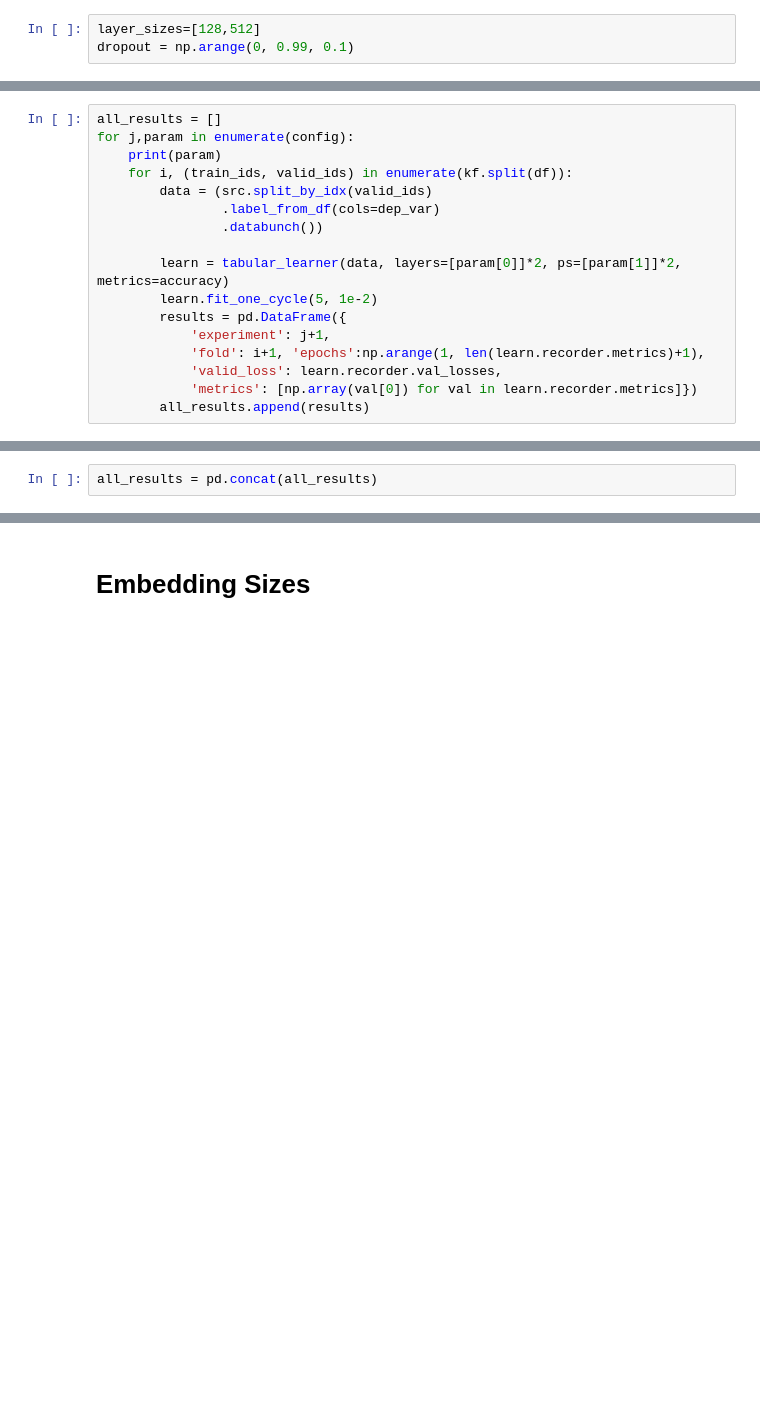
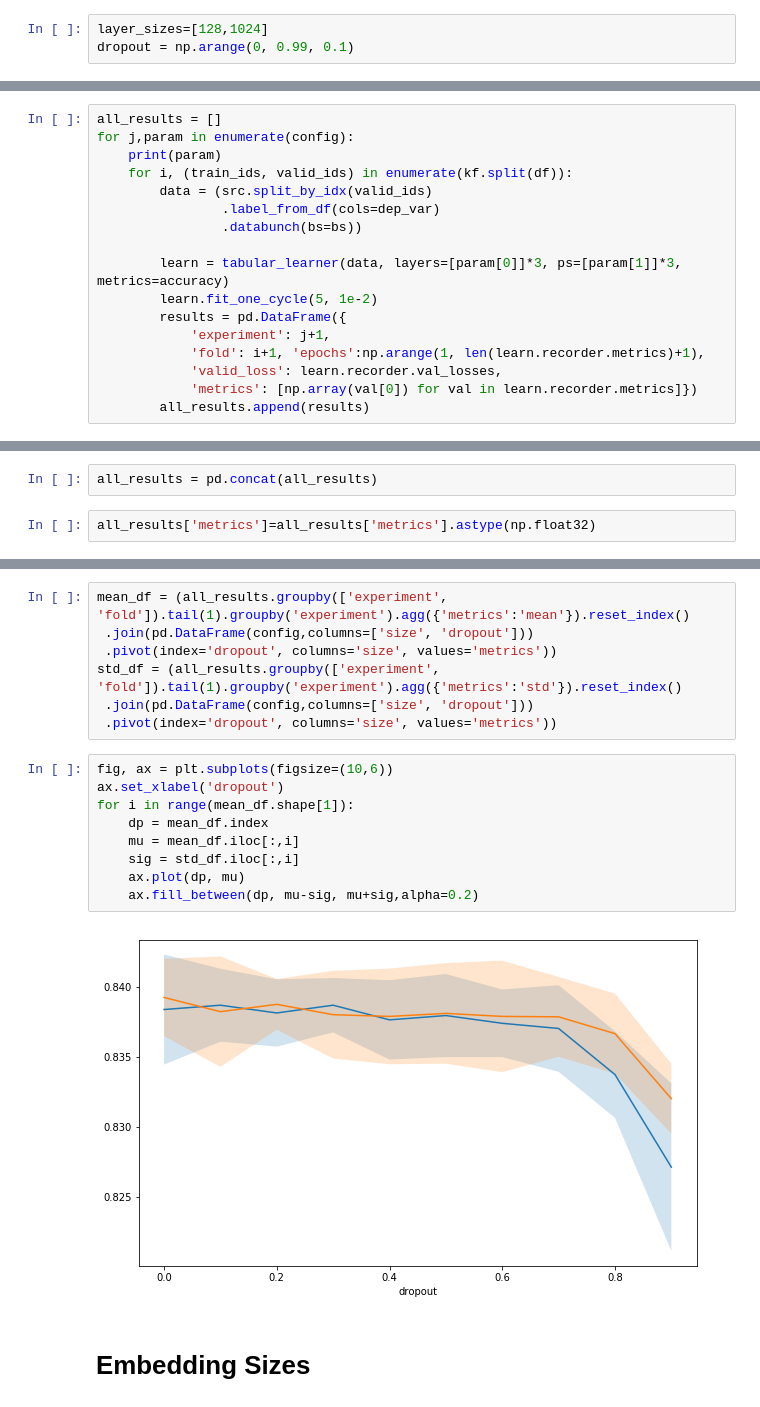
Before and after one commit to jandremarais/TabularLearner, a Jupyter notebook: code/experiments.ipynb, the cells around one changed output, grey strips where cells are left out. Cells and saved outputs as stored; diff of their text form; blank space fills up the shorter version.

```diff
--- a/code/experiments.ipynb
+++ b/code/experiments.ipynb
@@ -229,5 +409,5 @@ ax.legend(title='Number')
 # %%
-layer_sizes=[128,512]
+layer_sizes=[128,1024]
 dropout = np.arange(0, 0.99, 0.1)
 # %%
 config = list(itertools.product(layer_sizes, dropout))
@@ -244,9 +424,9 @@ for j,param in enumerate(config):
     for i, (train_ids, valid_ids) in enumerate(kf.split(df)):
         data = (src.split_by_idx(valid_ids)
                 .label_from_df(cols=dep_var)
-                .databunch())
+                .databunch(bs=bs))
 
-        learn = tabular_learner(data, layers=[param[0]]*2, ps=[param[1]]*2, metrics=accuracy)
+        learn = tabular_learner(data, layers=[param[0]]*3, ps=[param[1]]*3, metrics=accuracy)
         learn.fit_one_cycle(5, 1e-2)
         results = pd.DataFrame({
             'experiment': j+1,
@@ -257,3 +445,5 @@ for j,param in enumerate(config):
 # %%
 all_results = pd.concat(all_results)
+# %%
+all_results['metrics']=all_results['metrics'].astype(np.float32)
 # %%
@@ -261,3 +451,21 @@ all_results.to_csv('layer_number_dropout_epoch3.csv', index=None)
+# %%
+mean_df = (all_results.groupby(['experiment', 'fold']).tail(1).groupby('experiment').agg({'metrics':'mean'}).reset_index()
+ .join(pd.DataFrame(config,columns=['size', 'dropout']))
+ .pivot(index='dropout', columns='size', values='metrics'))
+std_df = (all_results.groupby(['experiment', 'fold']).tail(1).groupby('experiment').agg({'metrics':'std'}).reset_index()
+ .join(pd.DataFrame(config,columns=['size', 'dropout']))
+ .pivot(index='dropout', columns='size', values='metrics'))
+# %%
+fig, ax = plt.subplots(figsize=(10,6))
+ax.set_xlabel('dropout')
+for i in range(mean_df.shape[1]):
+    dp = mean_df.index
+    mu = mean_df.iloc[:,i]
+    sig = std_df.iloc[:,i]
+    ax.plot(dp, mu)
+    ax.fill_between(dp, mu-sig, mu+sig,alpha=0.2)
+# %% [output]
+[figure, added]
 # %% [markdown]
 # Embedding Sizes
 # %% [markdown]
```
Also changed, not shown: parts of 60 cells of this notebook.
